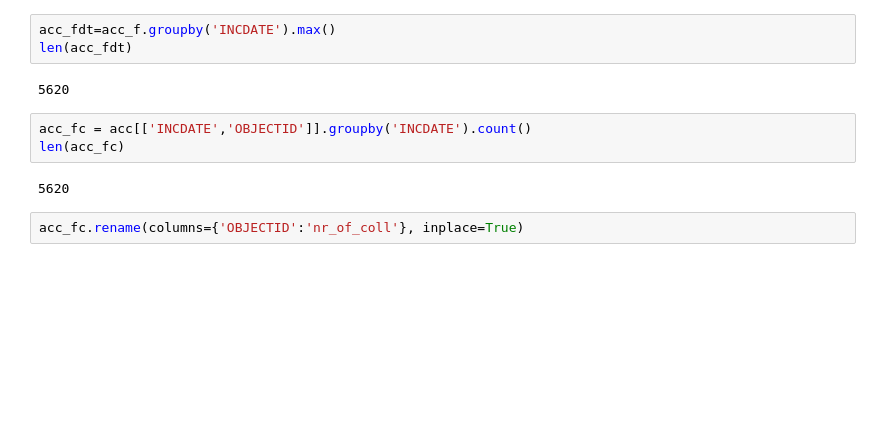
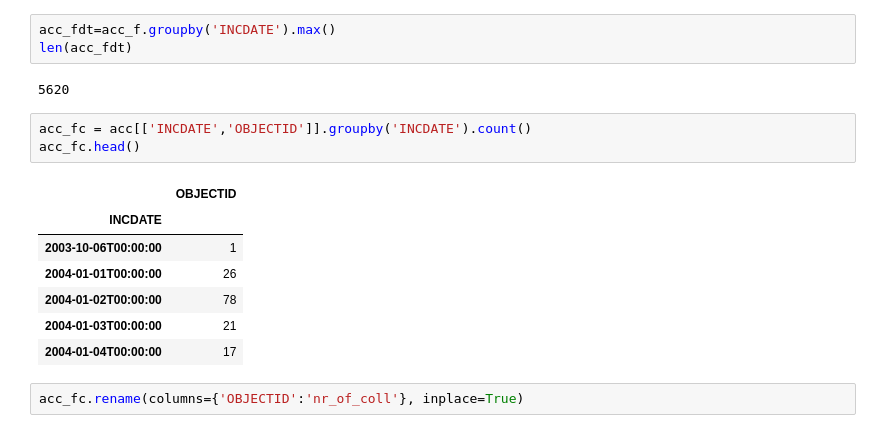
Before and after one commit to franzmornau/Traffic-Accident-Hotspots-and-Patterns, a Jupyter notebook: predictive_modeling/boost_reg_date.ipynb, the cells around one changed output. Drawn from its saved outputs; the diff is of its cells as text; blank space fills up the shorter version.

```diff
--- a/predictive_modeling/boost_reg_date.ipynb
+++ b/predictive_modeling/boost_reg_date.ipynb
@@ -29,9 +29,15 @@ len(acc_fdt)
 5620
 # %%
 acc_fc = acc[['INCDATE','OBJECTID']].groupby('INCDATE').count()
-len(acc_fc)
+acc_fc.head()
 # %% [output]
-5620
+|  | OBJECTID |
+| INCDATE |  |
+| 2003-10-06T00:00:00 | 1 |
+| 2004-01-01T00:00:00 | 26 |
+| 2004-01-02T00:00:00 | 78 |
+| 2004-01-03T00:00:00 | 21 |
+| 2004-01-04T00:00:00 | 17 |
 # %%
 acc_fc.rename(columns={'OBJECTID':'nr_of_coll'}, inplace=True)
 # %%
```
Also changed, not shown: 19 other files.
